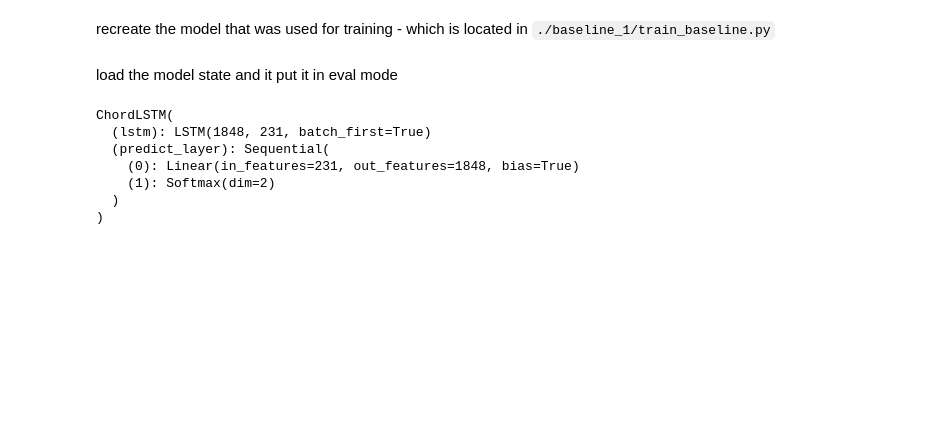
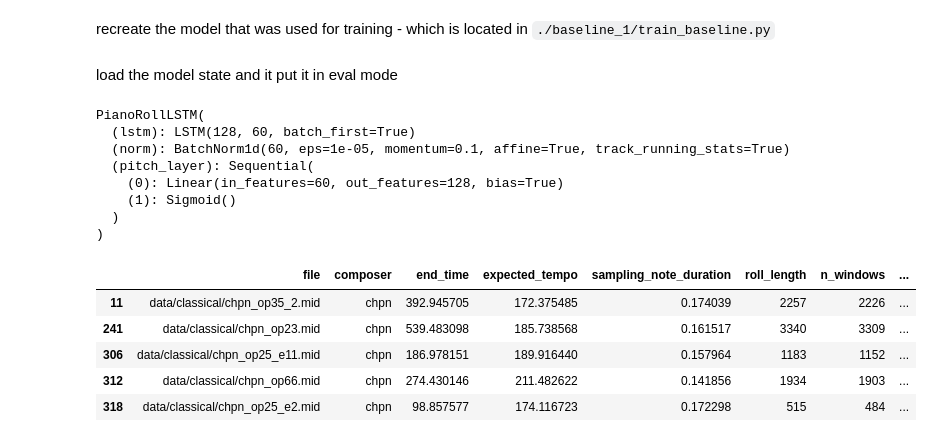
Before and after one commit to Dunni3/music-rnn, a Jupyter notebook: model_eval.ipynb, the cells around one changed output. Saved outputs shown, nothing was run; the diff lists cells and outputs as text; code cells hidden in the pictures; blank space fills up the shorter version.

Commit message:
baseline outputs

```diff
--- a/model_eval.ipynb
+++ b/model_eval.ipynb
@@ -25,14 +22,38 @@ model = ChordLSTM()
 # %% [markdown]
 load the model state and it put it in eval mode
 # %%
-model_weights_file = 'right_chords/model_weights_iter1000.pth'
+model = PianoRollLSTM(hidden_size=60)
+model_weights_file = 'baseline_2/first_run/model_weights_iter2180000.pth'
 model.load_state_dict(torch.load(model_weights_file))
 model.eval()
 # %% [output]
-ChordLSTM(
-  (lstm): LSTM(1848, 231, batch_first=True)
-  (predict_layer): Sequential(
-    (0): Linear(in_features=231, out_features=1848, bias=True)
-    (1): Softmax(dim=2)
+PianoRollLSTM(
+  (lstm): LSTM(128, 60, batch_first=True)
+  (norm): BatchNorm1d(60, eps=1e-05, momentum=0.1, affine=True, track_running_stats=True)
+  (pitch_layer): Sequential(
+    (0): Linear(in_features=60, out_features=128, bias=True)
+    (1): Sigmoid()
   )
 )
+# %%
+_datadir = './data/classical'
+_datadir = Path(_datadir)
+df_meta = get_df_meta(_datadir)
+# %%
+seq_length = 30
+
+df_chpn = df_meta[df_meta['composer'] == 'chpn']
+rng = np.random.default_rng(12345)
+idx = np.arange(df_chpn.shape[0])
+n_train = int(0.8*idx.shape[0])
+train_idx = rng.choice(idx, size=n_train, replace=False)
+test_idx = idx[~np.in1d(idx, train_idx)]
+df_train = df_chpn.iloc[train_idx]
+df_test = df_chpn.iloc[test_idx]
+
+dset_train = PianoRoll(df_meta=df_train,
+                    seq_length=seq_length)
+
+dset_test = PianoRoll(df_meta=df_test,
+                    seq_length=seq_length,
+                    max_windows=None)
@@ -38,0 +69,9 @@ ChordLSTM(
+# %%
+dset_test.df_meta
+# %% [output]
+|  | file | composer | end_time | expected_tempo | sampling_note_duration | roll_length | n_windows | ... |
+| 11 | data/classical/chpn_op35_2.mid | chpn | 392.945705 | 172.375485 | 0.174039 | 2257 | 2226 | ... |
+| 241 | data/classical/chpn_op23.mid | chpn | 539.483098 | 185.738568 | 0.161517 | 3340 | 3309 | ... |
+| 306 | data/classical/chpn_op25_e11.mid | chpn | 186.978151 | 189.916440 | 0.157964 | 1183 | 1152 | ... |
+| 312 | data/classical/chpn_op66.mid | chpn | 274.430146 | 211.482622 | 0.141856 | 1934 | 1903 | ... |
+| 318 | data/classical/chpn_op25_e2.mid | chpn | 98.857577 | 174.116723 | 0.172298 | 515 | 484 | ... |
```
Also changed, not shown: parts of 11 cells of this notebook, 2 other files.
